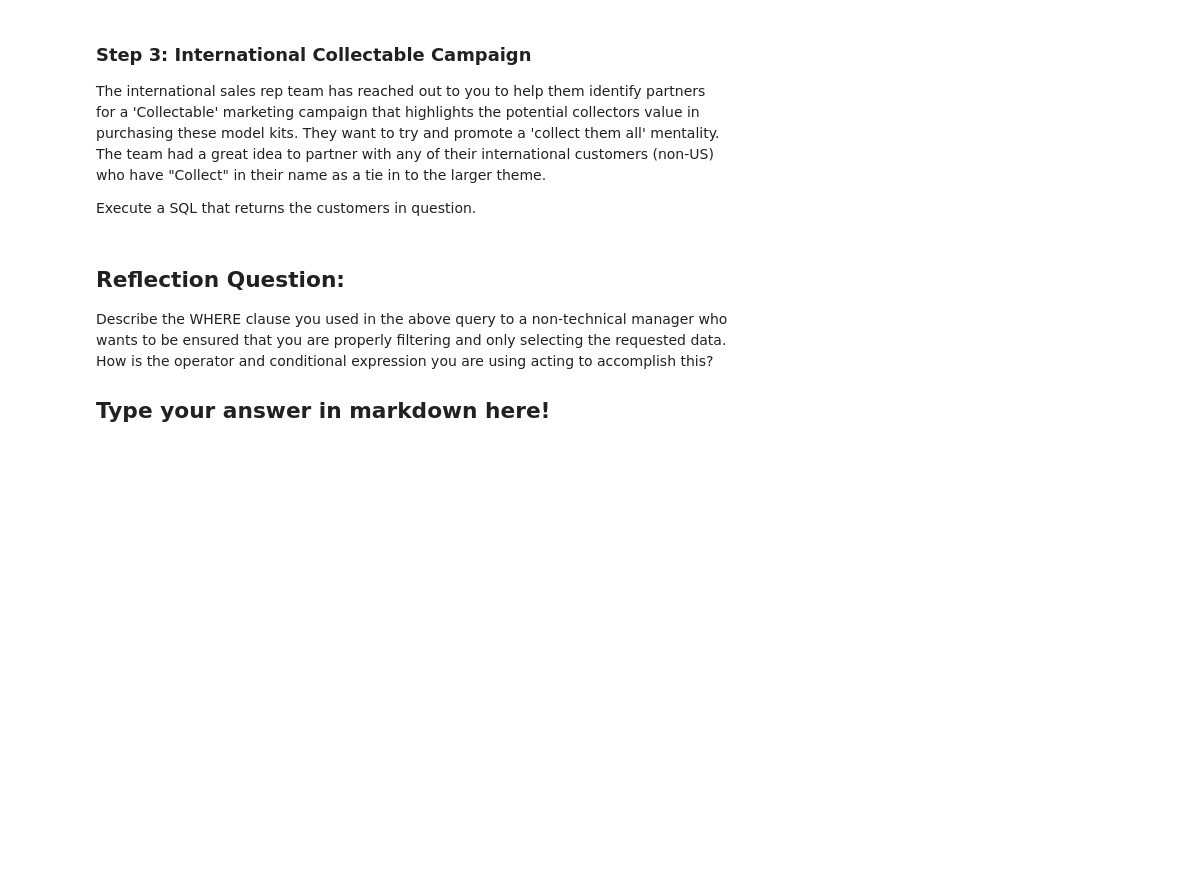
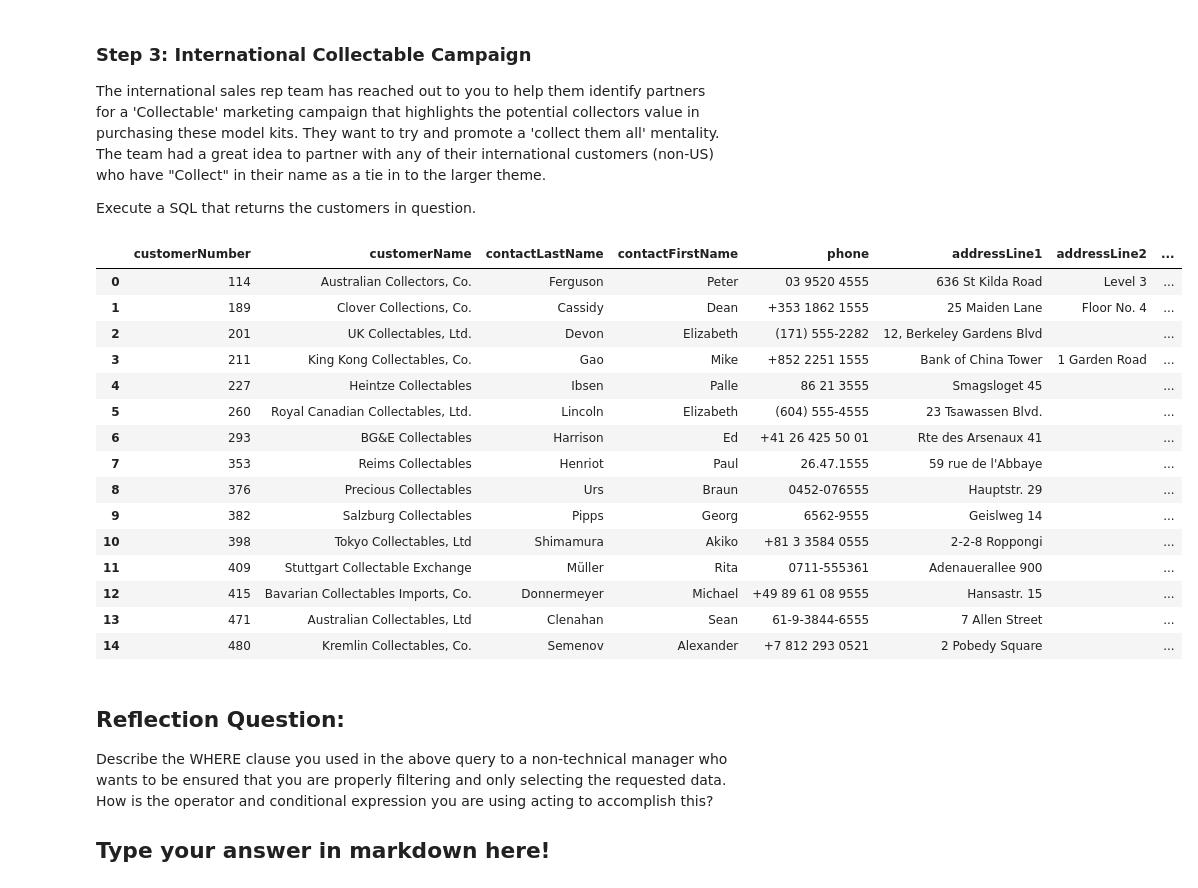
Before and after one commit to bluenets126/dsc-sql-summative-lab, a Jupyter notebook: SQLSummativeLab.ipynb, the cells around one changed output. Drawn from its saved outputs; the diff is of its cells as text; code cells hidden in the pictures; blank space fills up the shorter version.

Commit message:
Query 2 finished - International with collect in name

```diff
--- a/SQLSummativeLab.ipynb
+++ b/SQLSummativeLab.ipynb
@@ -110,3 +107,28 @@ None
+# %%
+# Replace None with your code
+query2 = """SELECT *
+            FROM customers
+            WHERE country != 'USA' and customerName like '%Collect%';
+            """
+international_collect_df = pd.read_sql(query2, conn)
+international_collect_df
+# %% [output]
+|  | customerNumber | customerName | contactLastName | contactFirstName | phone | addressLine1 | addressLine2 | ... |
+| 0 | 114 | Australian Collectors, Co. | Ferguson | Peter | 03 9520 4555 | 636 St Kilda Road | Level 3 | ... |
+| 1 | 189 | Clover Collections, Co. | Cassidy | Dean | +353 1862 1555 | 25 Maiden Lane | Floor No. 4 | ... |
+| 2 | 201 | UK Collectables, Ltd. | Devon | Elizabeth | (171) 555-2282 | 12, Berkeley Gardens Blvd |  | ... |
+| 3 | 211 | King Kong Collectables, Co. | Gao | Mike | +852 2251 1555 | Bank of China Tower | 1 Garden Road | ... |
+| 4 | 227 | Heintze Collectables | Ibsen | Palle | 86 21 3555 | Smagsloget 45 |  | ... |
+| 5 | 260 | Royal Canadian Collectables, Ltd. | Lincoln | Elizabeth | (604) 555-4555 | 23 Tsawassen Blvd. |  | ... |
+| 6 | 293 | BG&E Collectables | Harrison | Ed | +41 26 425 50 01 | Rte des Arsenaux 41 |  | ... |
+| 7 | 353 | Reims Collectables | Henriot | Paul | 26.47.1555 | 59 rue de l'Abbaye |  | ... |
+| 8 | 376 | Precious Collectables | Urs | Braun | 0452-076555 | Hauptstr. 29 |  | ... |
+| 9 | 382 | Salzburg Collectables | Pipps | Georg | 6562-9555 | Geislweg 14 |  | ... |
+| 10 | 398 | Tokyo Collectables, Ltd | Shimamura | Akiko | +81 3 3584 0555 | 2-2-8 Roppongi |  | ... |
+| 11 | 409 | Stuttgart Collectable Exchange | Müller | Rita | 0711-555361 | Adenauerallee 900 |  | ... |
+| 12 | 415 | Bavarian Collectables Imports, Co. | Donnermeyer | Michael | +49 89 61 08 9555 | Hansastr. 15 |  | ... |
+| 13 | 471 | Australian Collectables, Ltd | Clenahan | Sean | 61-9-3844-6555 | 7 Allen Street |  | ... |
+| 14 | 480 | Kremlin Collectables, Co. | Semenov | Alexander | +7 812 293 0521 | 2 Pobedy Square |  | ... |
 # %% [markdown]
 ## Reflection Question:
 
```
Also changed, not shown: parts of 1 cell of this notebook.
